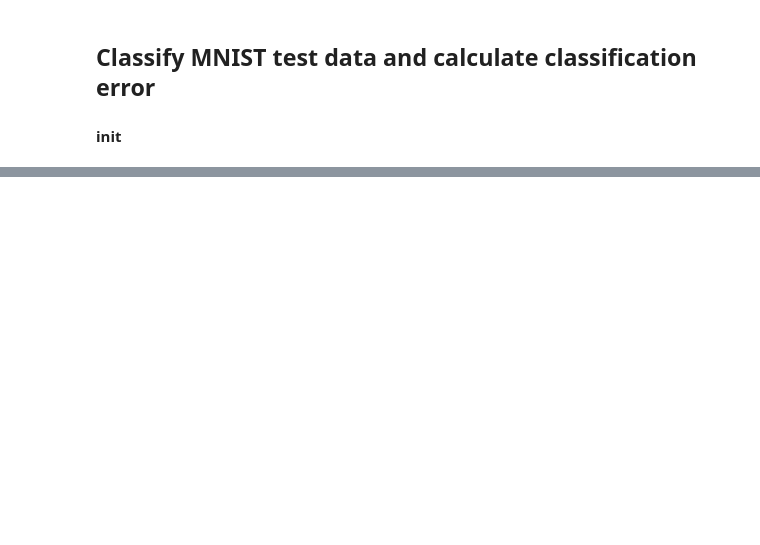
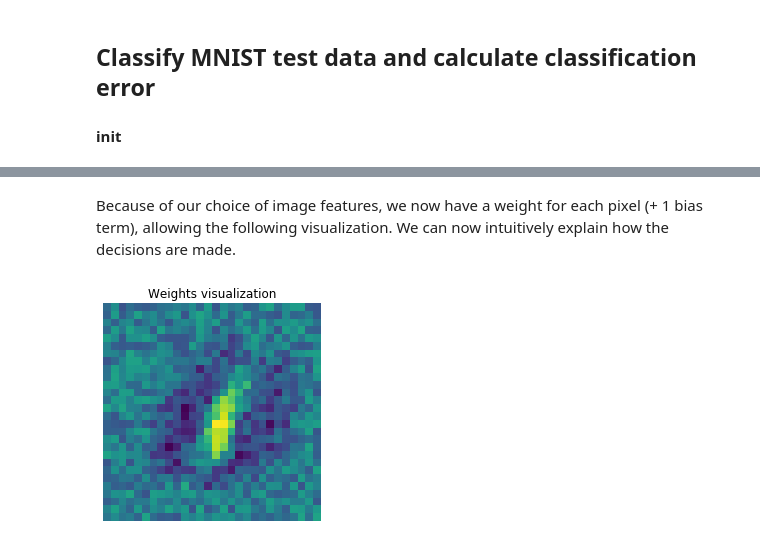
Before and after one commit to matouspelikan/rpzCTU, a Jupyter notebook: assignment_logreg_template/logreg.ipynb, the cells around one changed output, grey strips where cells are left out. Cells and saved outputs as stored; diff of their text form; code cells hidden in the pictures; blank space fills up the shorter version.

```diff
--- a/assignment_logreg_template/logreg.ipynb
+++ b/assignment_logreg_template/logreg.ipynb
@@ -100,17 +96,16 @@ plt.savefig('aposteriori.png')
 #### init
 # %%
 # Load training data
-data = scipy.io.loadmat("mnist_01_trn.mat")
-X = np.atleast_2d(unwrap(data["X"]))
-y = np.atleast_2d(unwrap(data["y"])) # already normalised
-imsize = unwrap(data["imsize"])
+data = np.load("mnist_trn.npz", allow_pickle=True)
+X, y, imsize = data["X"], data["y"], data["imsize"]
 # %%
-np.random.seed(1)
+# Add x0 = 1 (for the bias term)
+raise NotImplementedError("You have to implement the rest.")
+X = None
+# Training - gradient descent of the logistic loss function
 
-raise NotImplementedError("You have to implement the rest.")
-X = ...
-# Training - gradient descent of the logistic loss function
-w_init = np.random.rand(X.shape[0], 1)
+np.random.seed(1) # to get the same example outputs
+w_init = np.random.rand(X.shape[0])
 epsilon = 1e-2
 # %%
 w, _, Et = logistic_loss_gradient_descent(X, y, w_init, epsilon)
@@ -132 +134,8 @@ imsize = np.atleast_2d(unwrap(data["imsize"]))
+# %%
+# Load test data
+data = np.load("mnist_tst.npz", allow_pickle=True)
+X, y, imsize = data["X"], data["y"], data["imsize"]
+
+raise NotImplementedError("You have to implement the rest.")
+X = None
 # %%
@@ -144,0 +155,10 @@ plt.savefig('classif_MNIST.png')
+# %% [markdown]
+Because of our choice of image features, we now have a weight for each pixel (+ 1 bias term), allowing the following visualization. We can now intuitively explain how the decisions are made.
+# %%
+w_img = w[:-1].reshape(imsize)
+plt.imshow(w_img)
+plt.axis('off')
+plt.title('Weights visualization')
+plt.savefig('weight_image.png')
+# %% [output]
+[figure, added]
```
Also changed, not shown: parts of 17 cells of this notebook, 7 other files.
